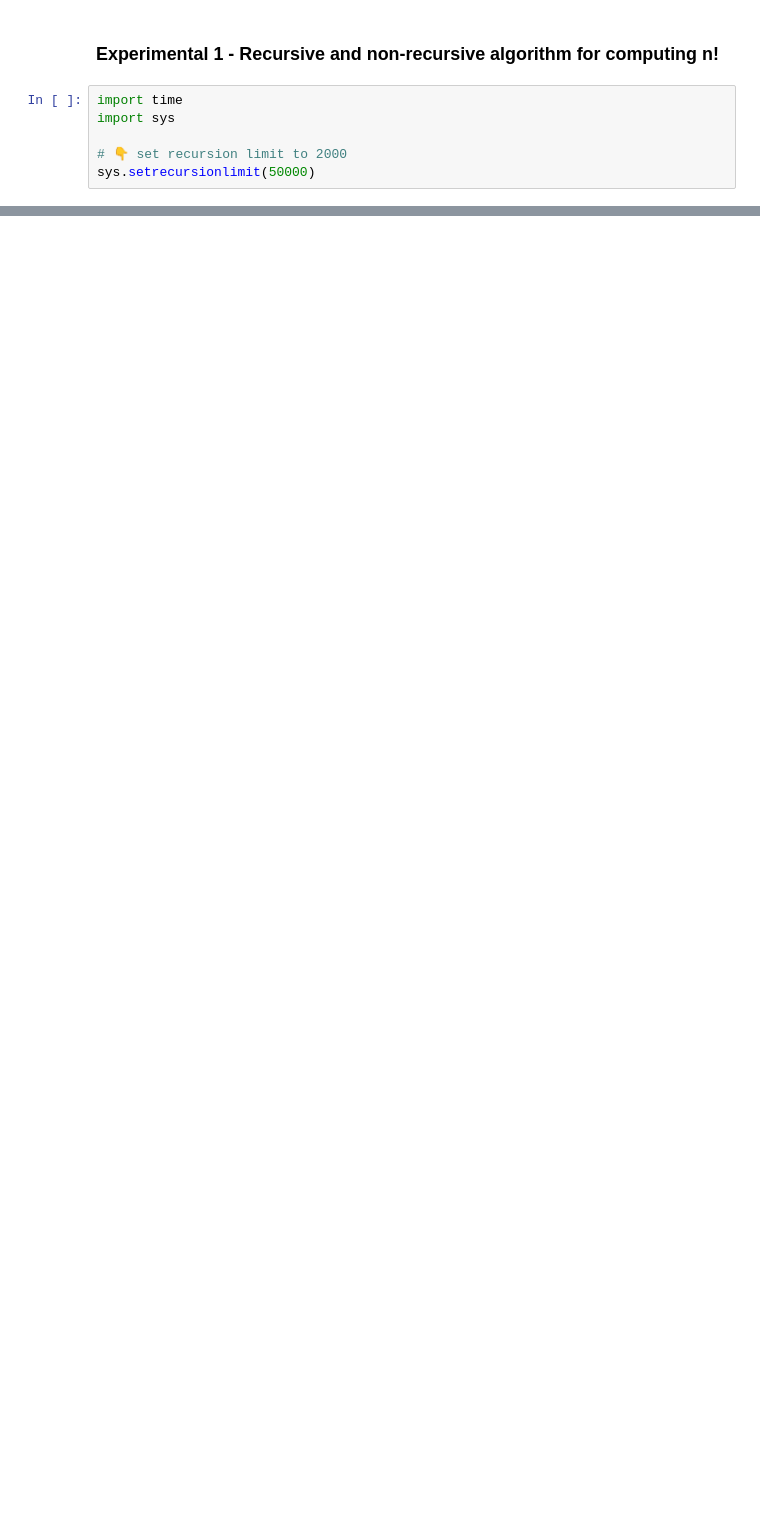
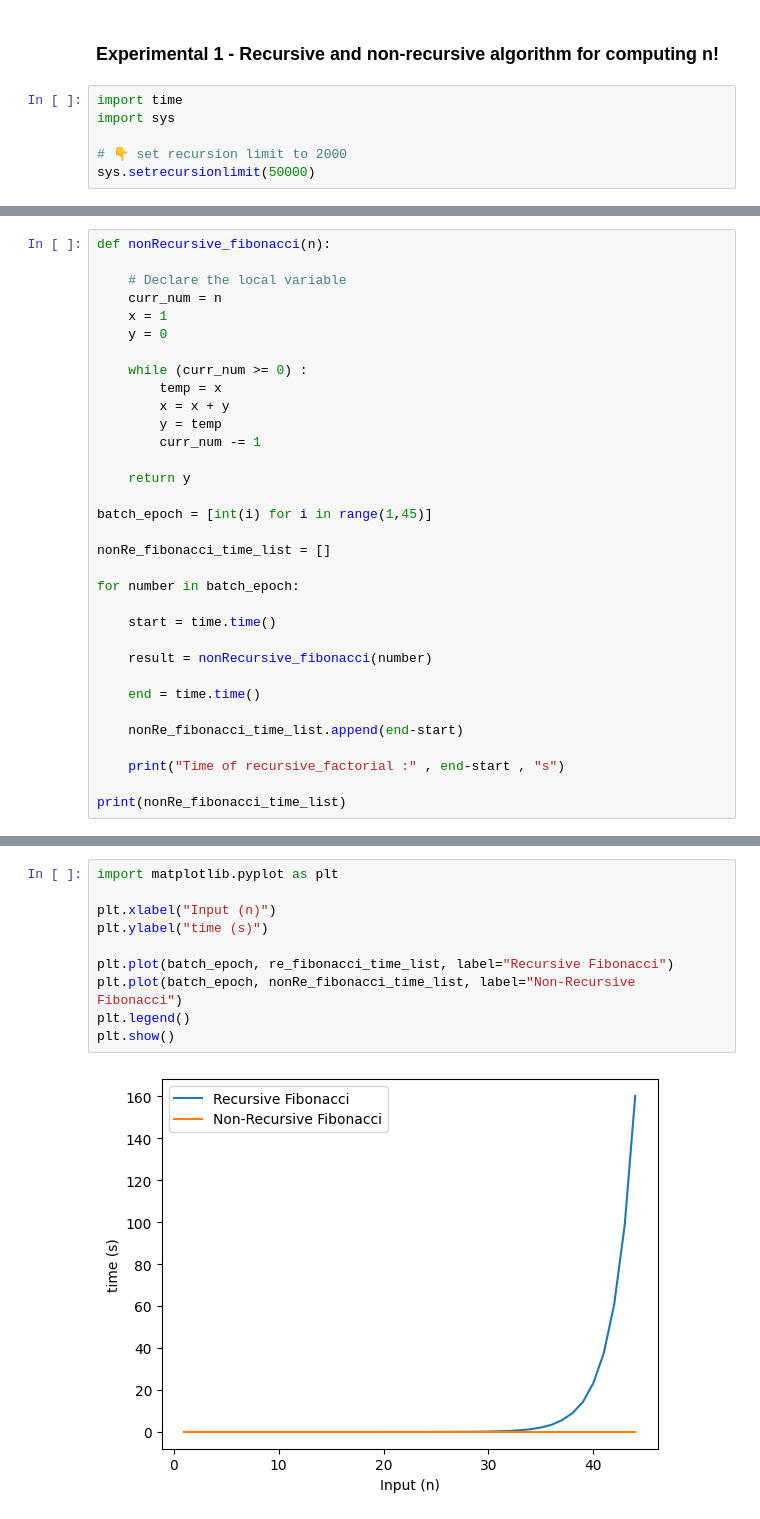
Before and after one commit to Celesca/cpe231-algorithms, a Jupyter notebook: Lecture 1 - Recap Pseudo/Assignment1_Pretest.ipynb, the cells around one changed output, grey strips where cells are left out. Cells and saved outputs as stored; diff of their text form; blank space fills up the shorter version.

Commit message:
add: fibonacci_exp

```diff
--- a/Lecture 1 - Recap Pseudo/Assignment1_Pretest.ipynb
+++ b/Lecture 1 - Recap Pseudo/Assignment1_Pretest.ipynb
@@ -109,0 +153,33 @@ plt.show()
+# %%
+def nonRecursive_fibonacci(n):
+
+    # Declare the local variable
+    curr_num = n
+    x = 1
+    y = 0
+
+    while (curr_num >= 0) :
+        temp = x
+        x = x + y
+        y = temp
+        curr_num -= 1
+
+    return y
+
+batch_epoch = [int(i) for i in range(1,45)]
+
+nonRe_fibonacci_time_list = []
+
+for number in batch_epoch:
+
+    start = time.time()
+
+    result = nonRecursive_fibonacci(number)
+
+    end = time.time()
+
+    nonRe_fibonacci_time_list.append(end-start)
+
+    print("Time of recursive_factorial :" , end-start , "s")
+
+print(nonRe_fibonacci_time_list)
@@ -109,0 +204,12 @@ plt.show()
+# %%
+import matplotlib.pyplot as plt
+
+plt.xlabel("Input (n)")
+plt.ylabel("time (s)")
+
+plt.plot(batch_epoch, re_fibonacci_time_list, label="Recursive Fibonacci")
+plt.plot(batch_epoch, nonRe_fibonacci_time_list, label="Non-Recursive Fibonacci")
+plt.legend()
+plt.show()
+# %% [output]
+[figure, added]
```
Also changed, not shown: parts of 6 cells of this notebook.
